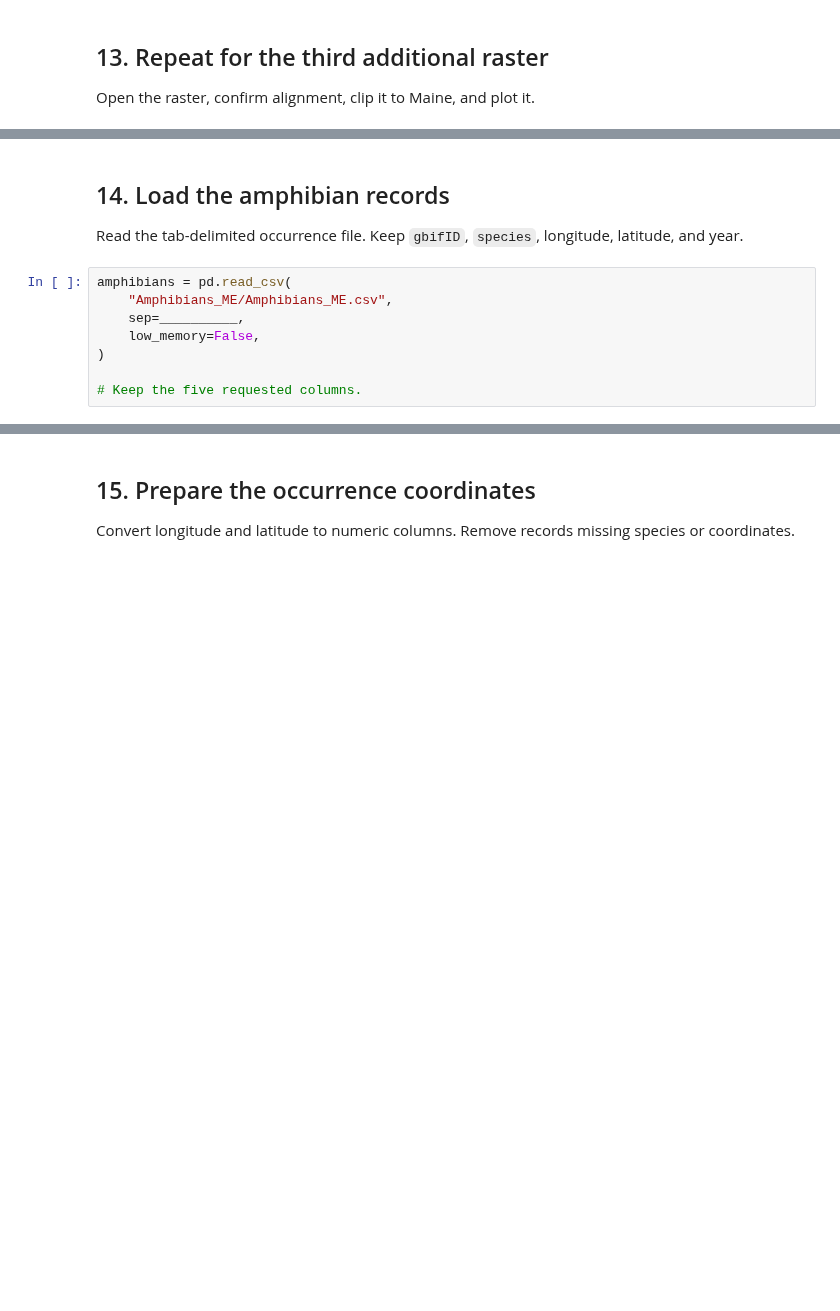
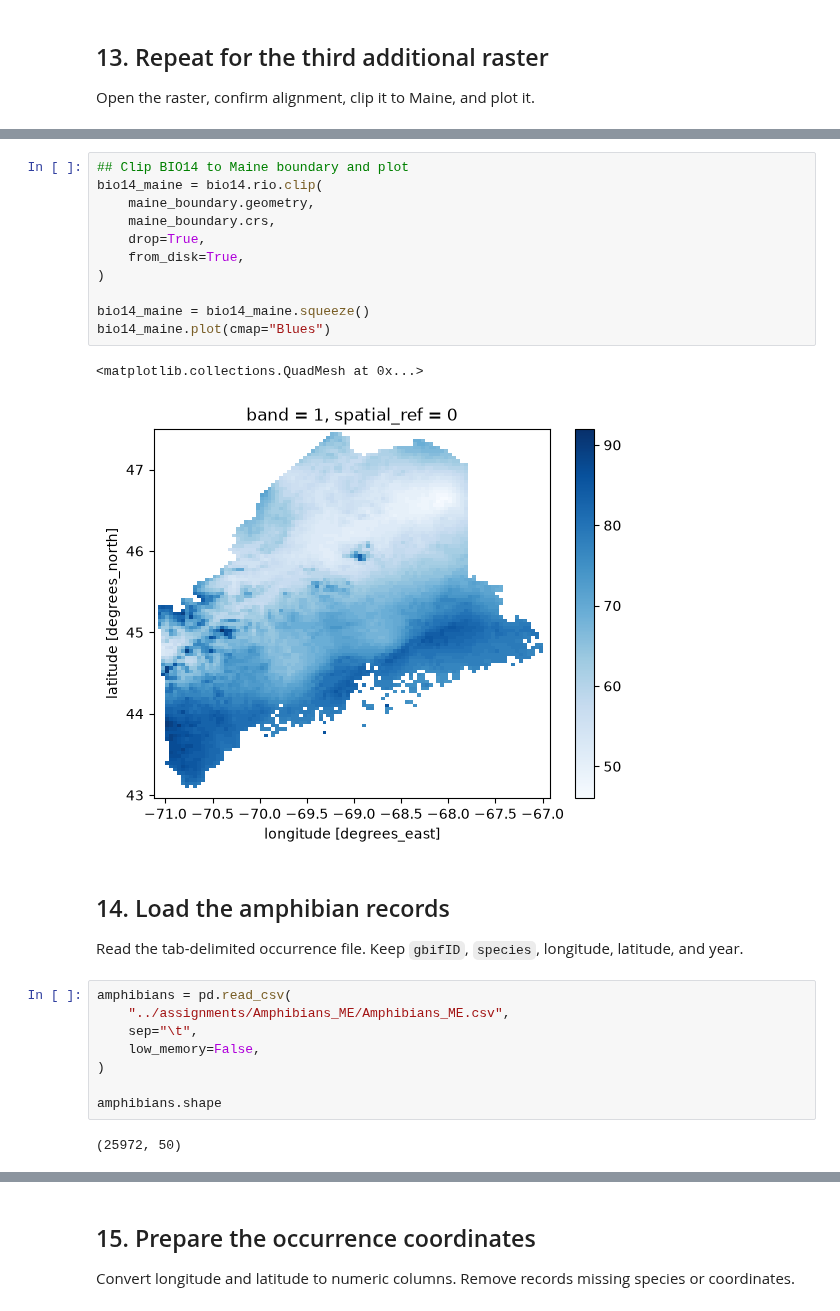
Before and after one commit to studentofwater/BIO597-SpatialBiodiversity, a Jupyter notebook: docs/assignments/Assignment-05-RasterData.ipynb, the cells around one changed output, grey strips where cells are left out. Cells and saved outputs as stored; diff of their text form; blank space fills up the shorter version.

```diff
--- a/docs/assignments/Assignment-05-RasterData.ipynb
+++ b/docs/assignments/Assignment-05-RasterData.ipynb
@@ -148,12 +343,28 @@ Open the raster, confirm alignment, clip it to Maine, and plot it.
+# %%
+## Clip BIO14 to Maine boundary and plot
+bio14_maine = bio14.rio.clip(
+    maine_boundary.geometry,
+    maine_boundary.crs,
+    drop=True,
+    from_disk=True,
+)
+
+bio14_maine = bio14_maine.squeeze()
+bio14_maine.plot(cmap="Blues")
+# %% [output]
+<matplotlib.collections.QuadMesh at 0x...>
+[figure, added]
 # %% [markdown]
 ## 14. Load the amphibian records
 
 Read the tab-delimited occurrence file. Keep `gbifID`, `species`, longitude, latitude, and year.
 # %%
 amphibians = pd.read_csv(
-    "Amphibians_ME/Amphibians_ME.csv",
-    sep=__________,
+    "../assignments/Amphibians_ME/Amphibians_ME.csv",
+    sep="\t",
     low_memory=False,
 )
 
-# Keep the five requested columns.
+amphibians.shape
+# %% [output]
+(25972, 50)
```
Also changed, not shown: parts of 38 cells of this notebook.
